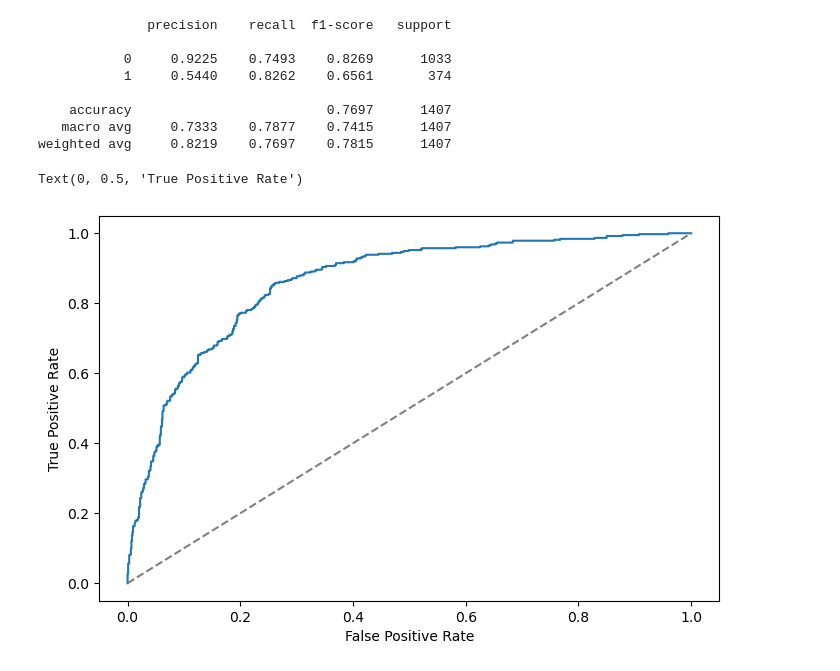
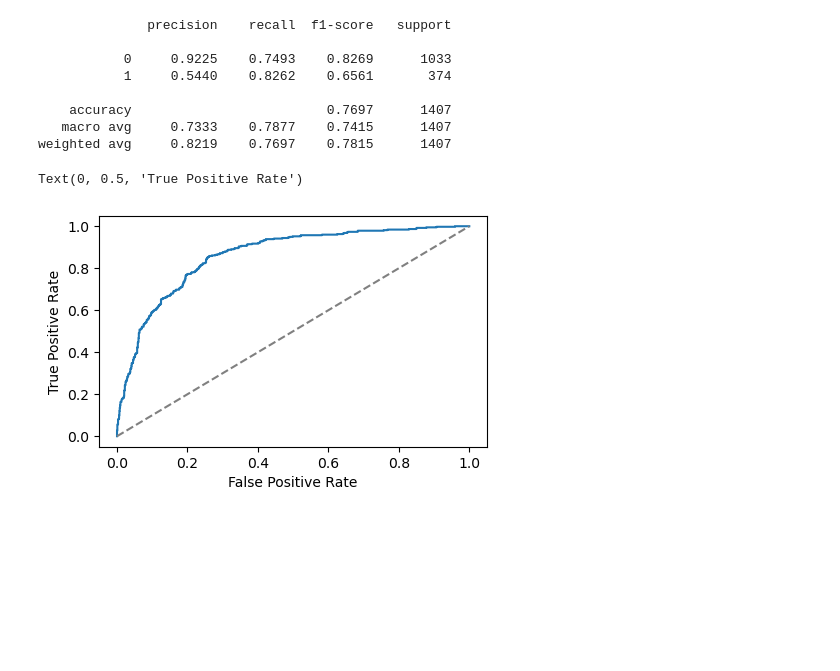
Before and after one commit to Manishmalik554/ChurnPrediction, a Jupyter notebook: main.ipynb, the cells around one changed output. Saved outputs shown, nothing was run; the diff lists cells and outputs as text; code cells hidden in the pictures; blank space fills up the shorter version.

```diff
--- a/main.ipynb
+++ b/main.ipynb
@@ -227,11 +228,11 @@ print(classification_report(y_test, y_pred, digits=4))
 weighted avg     0.8219    0.7697    0.7815      1407
 # %%
 fpr, tpr, th = roc_curve(y_test, y_proba)
-plt.figure(figsize=(8,5))
+plt.figure(figsize=(5,3))
 plt.plot(fpr,tpr, label=f'LogReg (AUC = {roc_auc_score(y_test, y_proba):.4f})')
 plt.plot([0,1], [0,1], '--', color='gray')
 plt.xlabel('False Positive Rate')
 plt.ylabel('True Positive Rate')
 # %% [output]
 Text(0, 0.5, 'True Positive Rate')
-[figure, old version]
+[figure, new version]
```
Also changed, not shown: parts of 15 cells of this notebook.
